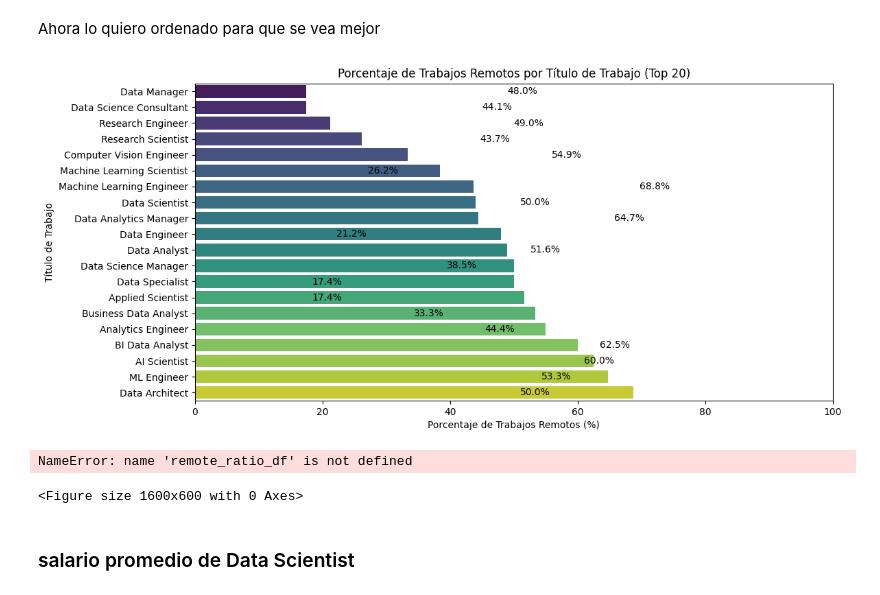
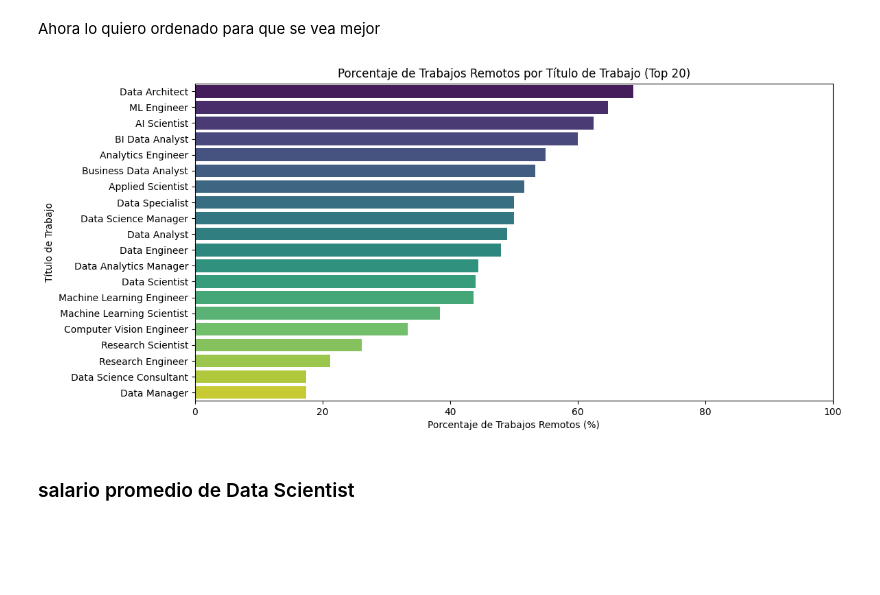
Before and after one commit to liagcaviedes/Data-Analytics-Salaries-Project, a Jupyter notebook: salary_data_ok.ipynb, the cells around one changed output. Cells and saved outputs as stored; diff of their text form; code cells hidden in the pictures; blank space fills up the shorter version.

```diff
--- a/salary_data_ok.ipynb
+++ b/salary_data_ok.ipynb
@@ -266,50 +266,34 @@ Ahora lo quiero ordenado para que se vea mejor
 # %%
 # Paso 1: Calcular el total de trabajos por título
 total_jobs_df = df['job_title'].value_counts().reset_index()
 total_jobs_df.columns = ['job_title', 'total_jobs']  # Renombrar columnas
 
 # Paso 2: Calcular el número de trabajos remotos
 remote_jobs_df = pd.DataFrame(df[df['remote_ratio'] == 100]['job_title'].value_counts()).reset_index()
 remote_jobs_df.columns = ['job_title', 'remote_jobs']  # Renombrar columnas
 
 # Paso 3: Unir ambos DataFrames
 merged_df = pd.merge(total_jobs_df, remote_jobs_df, on='job_title', how='left').fillna(0)
 
 # Paso 4: Calcular el porcentaje de trabajos remotos
 merged_df['remote_ratio_percentage'] = (merged_df['remote_jobs'] / merged_df['total_jobs']) * 100
 
 # Paso 5: Filtrar los 20 títulos de trabajo más comunes
 top_20_jobs = merged_df.nlargest(20, 'total_jobs')
 
 # Paso 6: Ordenar en orden ascendente por el porcentaje de trabajos remotos
-top_20_jobs = top_20_jobs.sort_values(by='remote_ratio_percentage')
+top_20_jobs = top_20_jobs.sort_values(by='remote_ratio_percentage', ascending=False)
 
 # Paso 7: Crear el gráfico de barras horizontales
 plt.figure(figsize=(12, 6))
-bar_plot = sns.barplot(x='remote_ratio_percentage', y='job_title', data=top_20_jobs, palette='viridis')
+sns.barplot(x='remote_ratio_percentage', y='job_title', data=top_20_jobs, palette='viridis')
 plt.title('Porcentaje de Trabajos Remotos por Título de Trabajo (Top 20)')
 plt.xlabel('Porcentaje de Trabajos Remotos (%)')
 plt.ylabel('Título de Trabajo')
 plt.xlim(0, 100)  # Ajustar el límite del eje x
-
-# Paso 8: Agregar anotaciones con el porcentaje en cada barra
-for index, row in top_20_jobs.iterrows():
-    bar_plot.text(row['remote_ratio_percentage'] + 1, index, f'{row["remote_ratio_percentage"]:.1f}%',
-                  color='black', va='center')
-
 plt.show()
 # %% [output]
-[figure, old version]
+[figure, new version]
-# %%
-#hago un grafico de barras horizontales
-fig = plt.figure(figsize=(16, 6))
-sns.barplot(x='remote_ratio_df',y='job_title',data=remote_ratio_df, palette='plasma', hue='job_title', errorbar=None)
-plt.title('Top 10 Location')
-plt.xlabel('Company Location')
-plt.ylabel('Salary')
-# %% [output]
-NameError: name 'remote_ratio_df' is not defined
-<Figure size 1600x600 with 0 Axes>
 # %% [markdown]
 ### salario promedio de Data Scientist
 # %%
```
Also changed, not shown: parts of 7 cells of this notebook.
